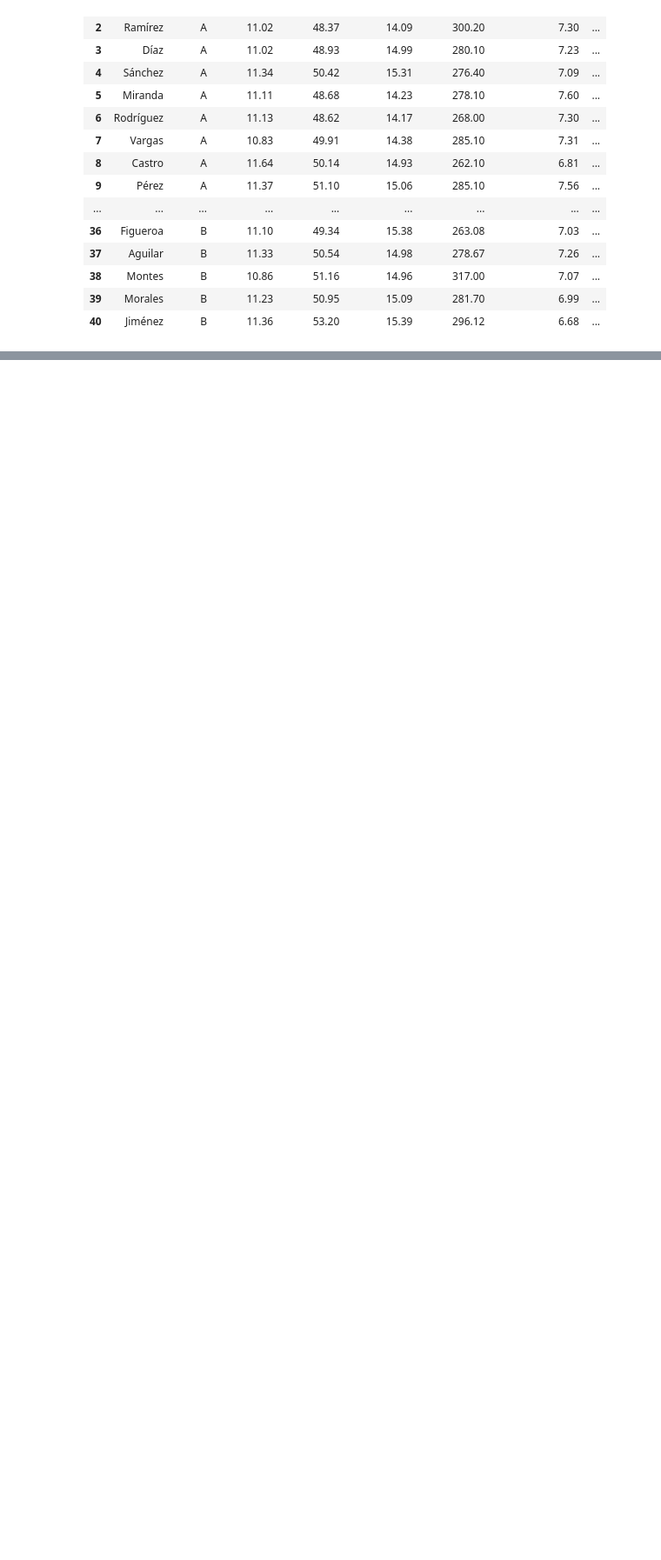
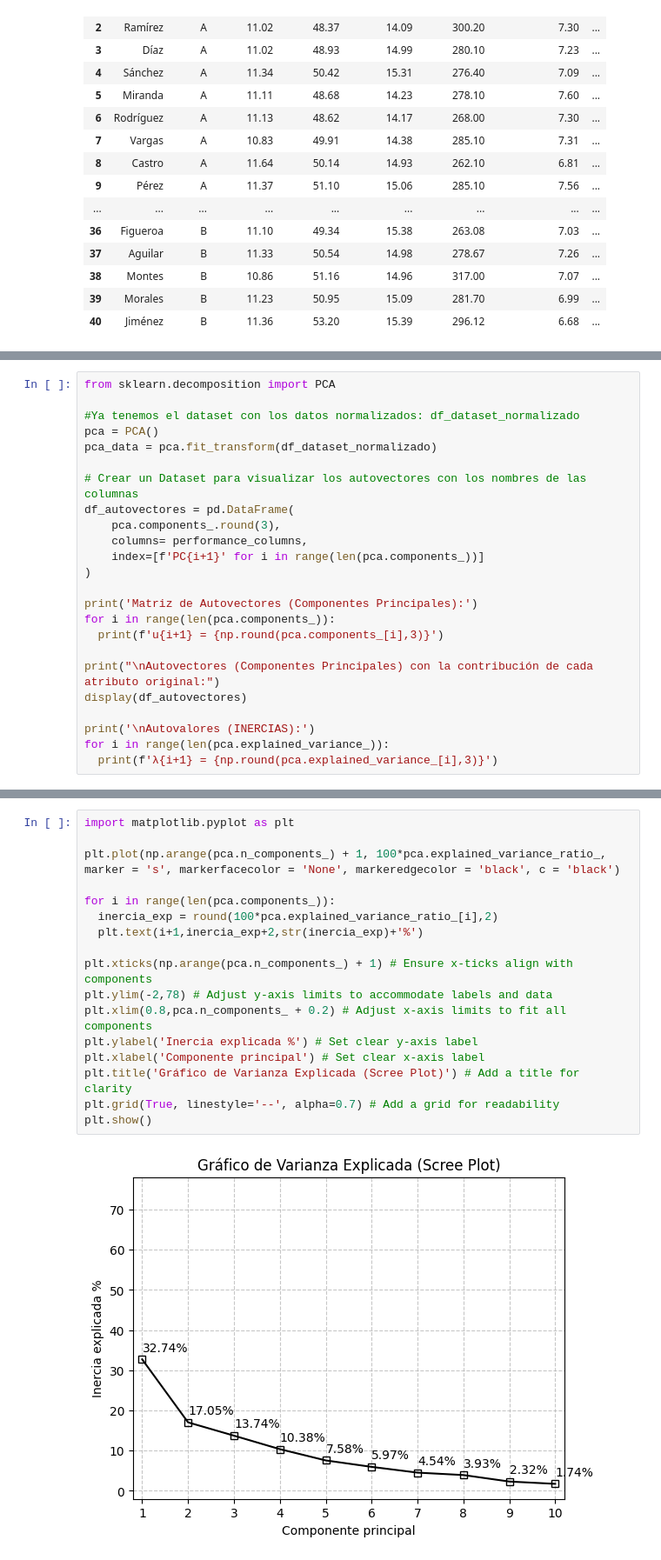
Before and after one commit to javierraneros-cell/UD2-Mineria-de-Datos---Colab-, a Jupyter notebook: Practica_UD2_ATLETAS.ipynb, the cells around one changed output, grey strips where cells are left out. Shown at 87% size. Saved outputs shown, nothing was run; the diff lists cells and outputs as text; blank space fills up the shorter version.

```diff
--- a/Practica_UD2_ATLETAS.ipynb
+++ b/Practica_UD2_ATLETAS.ipynb
@@ -629,0 +751,24 @@ Análisis de componentes principales y calcular tanto las componentes principale
+# %%
+from sklearn.decomposition import PCA
+
+#Ya tenemos el dataset con los datos normalizados: df_dataset_normalizado
+pca = PCA()
+pca_data = pca.fit_transform(df_dataset_normalizado)
+
+# Crear un Dataset para visualizar los autovectores con los nombres de las columnas
+df_autovectores = pd.DataFrame(
+    pca.components_.round(3),
+    columns= performance_columns,
+    index=[f'PC{i+1}' for i in range(len(pca.components_))]
+)
+
+print('Matriz de Autovectores (Componentes Principales):')
+for i in range(len(pca.components_)):
+  print(f'u{i+1} = {np.round(pca.components_[i],3)}')
+
+print("\nAutovectores (Componentes Principales) con la contribución de cada atributo original:")
+display(df_autovectores)
+
+print('\nAutovalores (INERCIAS):')
+for i in range(len(pca.explained_variance_)):
+  print(f'λ{i+1} = {np.round(pca.explained_variance_[i],3)}')
@@ -629,0 +827,19 @@ Análisis de componentes principales y calcular tanto las componentes principale
+# %%
+import matplotlib.pyplot as plt
+
+plt.plot(np.arange(pca.n_components_) + 1, 100*pca.explained_variance_ratio_, marker = 's', markerfacecolor = 'None', markeredgecolor = 'black', c = 'black')
+
+for i in range(len(pca.components_)):
+  inercia_exp = round(100*pca.explained_variance_ratio_[i],2)
+  plt.text(i+1,inercia_exp+2,str(inercia_exp)+'%')
+
+plt.xticks(np.arange(pca.n_components_) + 1) # Ensure x-ticks align with components
+plt.ylim(-2,78) # Adjust y-axis limits to accommodate labels and data
+plt.xlim(0.8,pca.n_components_ + 0.2) # Adjust x-axis limits to fit all components
+plt.ylabel('Inercia explicada %') # Set clear y-axis label
+plt.xlabel('Componente principal') # Set clear x-axis label
+plt.title('Gráfico de Varianza Explicada (Scree Plot)') # Add a title for clarity
+plt.grid(True, linestyle='--', alpha=0.7) # Add a grid for readability
+plt.show()
+# %% [output]
+[figure, added]
```
Also changed, not shown: parts of 21 cells of this notebook.
